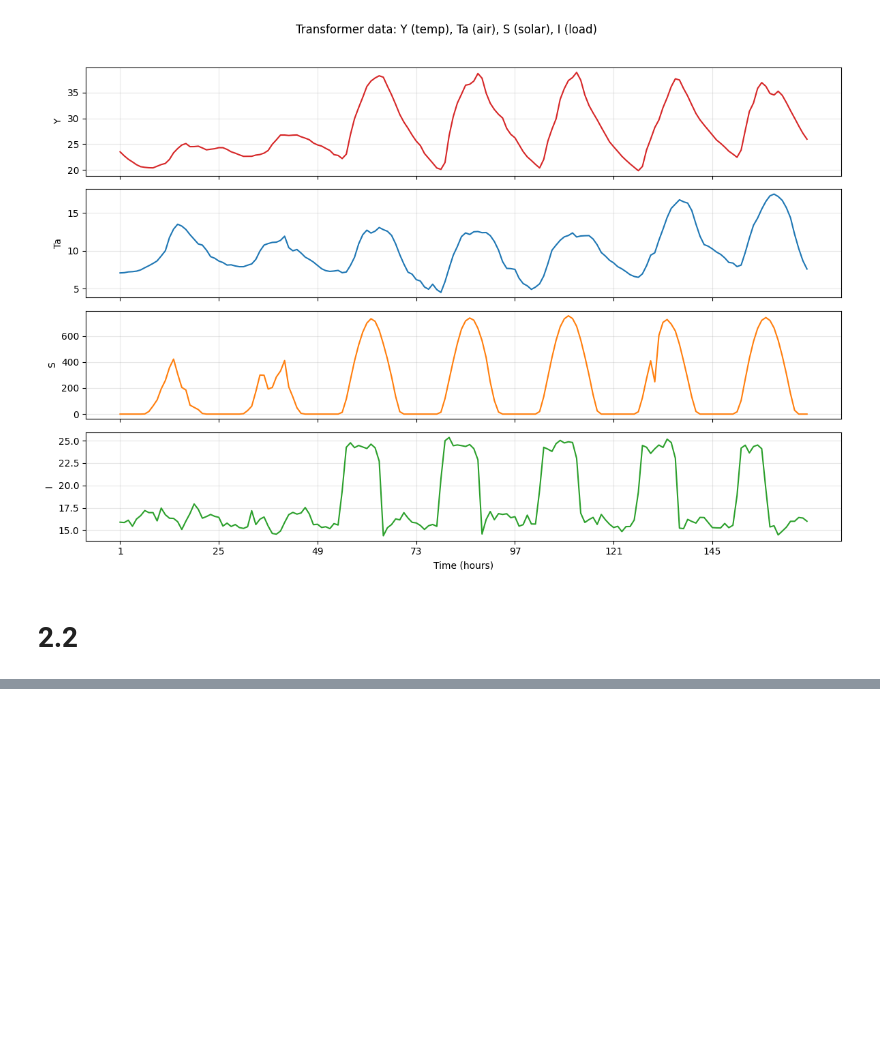
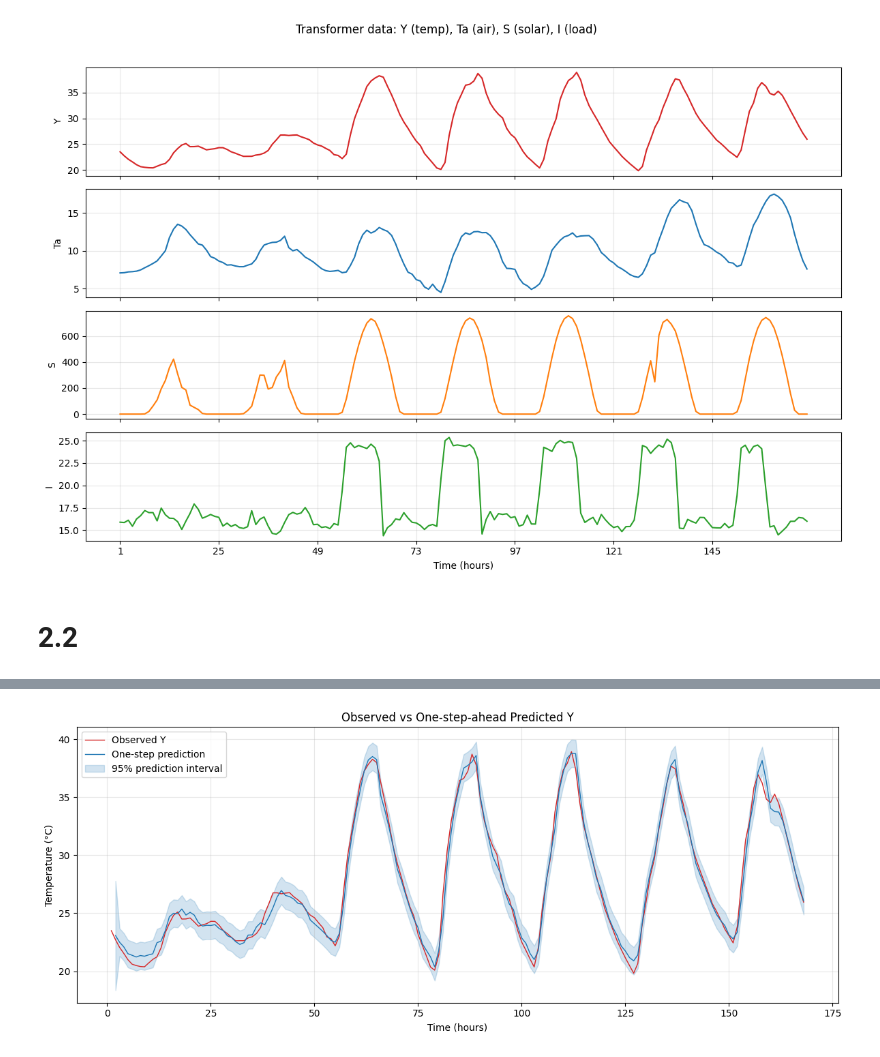
Before and after one commit to leahiebel/02417---Time-Series-Analysis, a Jupyter notebook: assignments/Assignment4/Ex2.ipynb, the cells around one changed output, grey strips where cells are left out. Saved outputs shown, nothing was run; the diff lists cells and outputs as text; code cells hidden in the pictures; blank space fills up the shorter version.

```diff
--- a/assignments/Assignment4/Ex2.ipynb
+++ b/assignments/Assignment4/Ex2.ipynb
@@ -238,0 +556,30 @@ Sigma_y = [[1.12535175e-07]]
+# %%
+valid = ~np.isnan(pred_mean)
+
+# Observed vs Predicted with 95% prediction interval
+fig, ax = plt.subplots(figsize=(12, 5))
+
+ax.plot(df["time"], Y, label="Observed Y", color="tab:red", linewidth=1)
+ax.plot(df["time"], pred_mean, label="One-step prediction", color="tab:blue", linewidth=1)
+
+ci = 1.96 * np.sqrt(pred_var)
+
+ax.fill_between(
+    df["time"],
+    pred_mean - ci,
+    pred_mean + ci,
+    color="tab:blue",
+    alpha=0.2,
+    label="95% prediction interval",
+)
+
+ax.set_xlabel("Time (hours)")
+ax.set_ylabel("Temperature (°C)")
+ax.set_title("Observed vs One-step-ahead Predicted Y")
+ax.legend()
+ax.grid(alpha=0.3)
+
+plt.tight_layout()
+plt.show()
+# %% [output]
+[figure, added]
```
Also changed, not shown: parts of 15 cells of this notebook.
